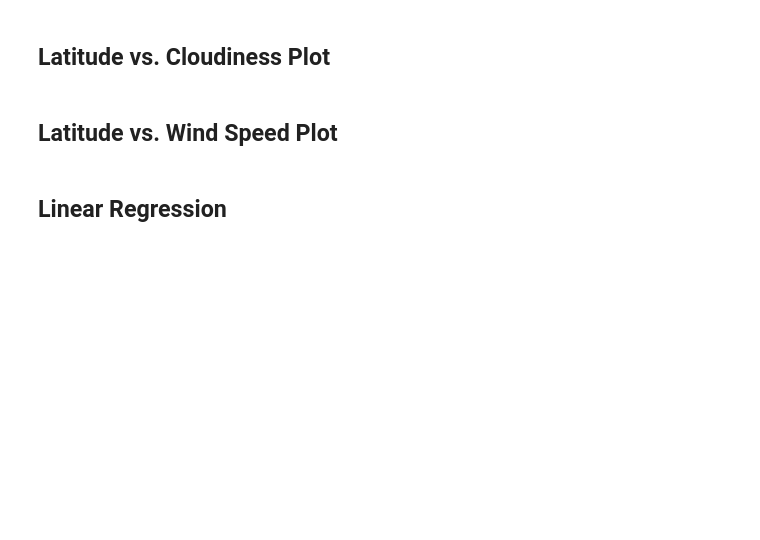
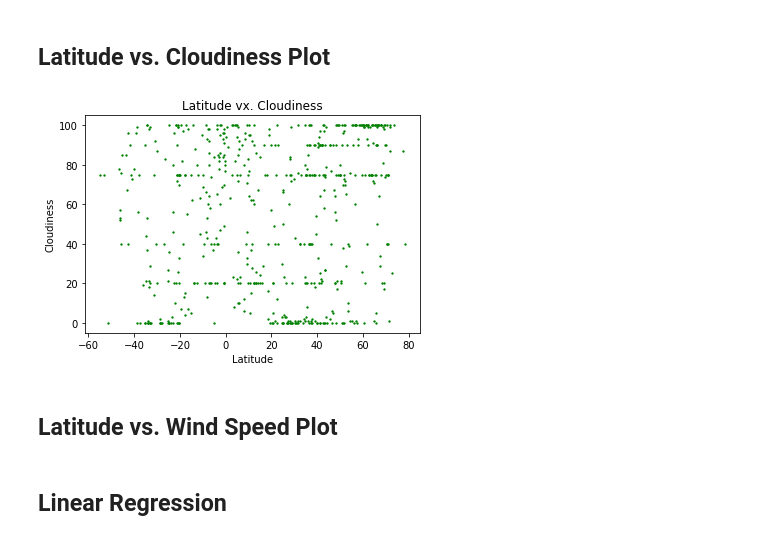
Before and after one commit to gigilynne/python-api-challenge, a Jupyter notebook: WeatherPy/WeatherPy.ipynb, the cells around one changed output. Drawn from its saved outputs; the diff is of its cells as text; code cells hidden in the pictures; blank space fills up the shorter version.

```diff
--- a/WeatherPy/WeatherPy.ipynb
+++ b/WeatherPy/WeatherPy.ipynb
@@ -266,4 +314,22 @@ Skip this step if there are no cities that have humidity > 100%.
 # %% [markdown]
 ## Latitude vs. Cloudiness Plot
+# %%
+#x is the independant (latitude) variable, while y is the dependant (cloudiness) variable
+cloud = weather_df['Cloudiness']
+lati = weather_df['Latitude']
+
+#set the variables, the labels, and title while calling the plot
+x_values = lati
+y_values = cloud
+plt.scatter(x_values, y_values,s = 1.75, color = 'green')
+plt.title('Latitude vx. Cloudiness')
+plt.xlabel('Latitude')
+plt.ylabel('Cloudiness')
+
+#save image and show plot
+plt.savefig("../Resources/lat_cloud.png")
+plt.show()
+# %% [output]
+[figure, added]
 # %% [markdown]
 ## Latitude vs. Wind Speed Plot
```
Also changed, not shown: parts of 4 cells of this notebook, 4 other files.
